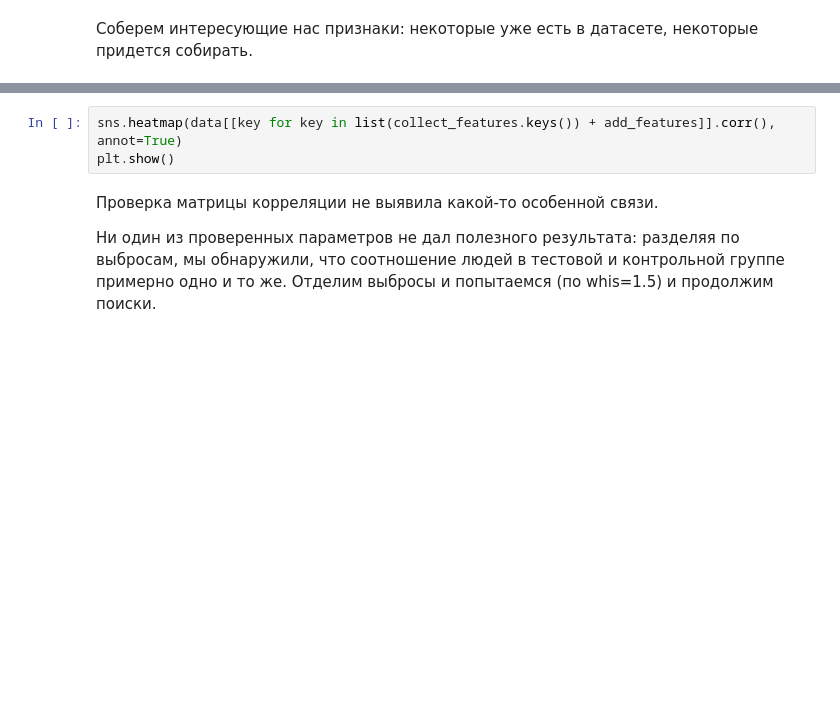
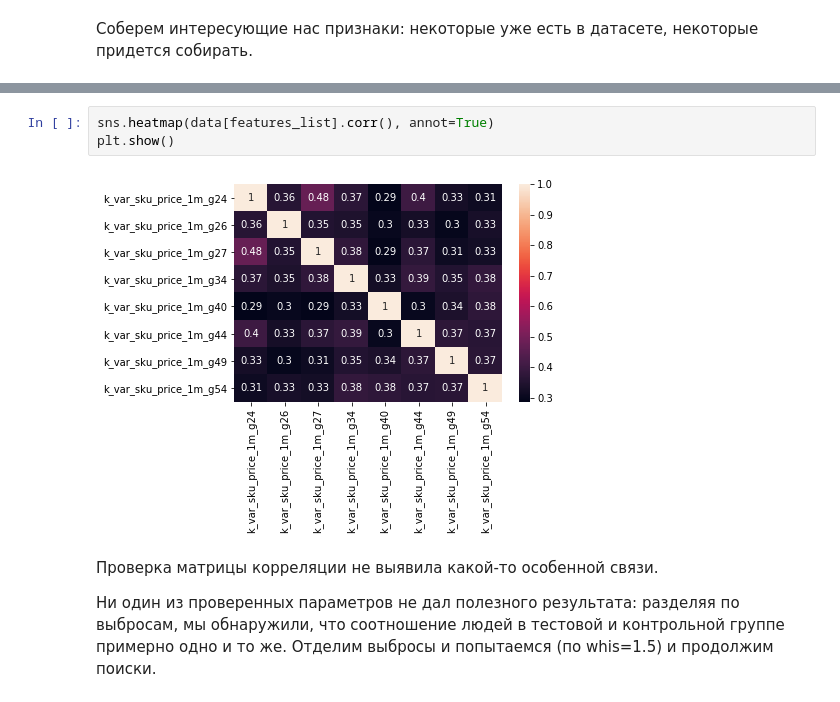
Before and after one commit to DKozl50/pluh_sms, a Jupyter notebook: experiments/EDA_mitya.ipynb, the cells around one changed output, grey strips where cells are left out. Drawn from its saved outputs; the diff is of its cells as text; blank space fills up the shorter version.

```diff
--- a/experiments/EDA_mitya.ipynb
+++ b/experiments/EDA_mitya.ipynb
@@ -146,6 +236,8 @@ for key in list(collect_features.keys()) + add_features:
 # %%
-sns.heatmap(data[[key for key in list(collect_features.keys()) + add_features]].corr(), annot=True)
+sns.heatmap(data[features_list].corr(), annot=True)
 plt.show()
+# %% [output]
+[figure, added]
 # %% [markdown]
 Проверка матрицы корреляции не выявила какой-то особенной связи.
 
```
Also changed, not shown: parts of 38 cells of this notebook.
